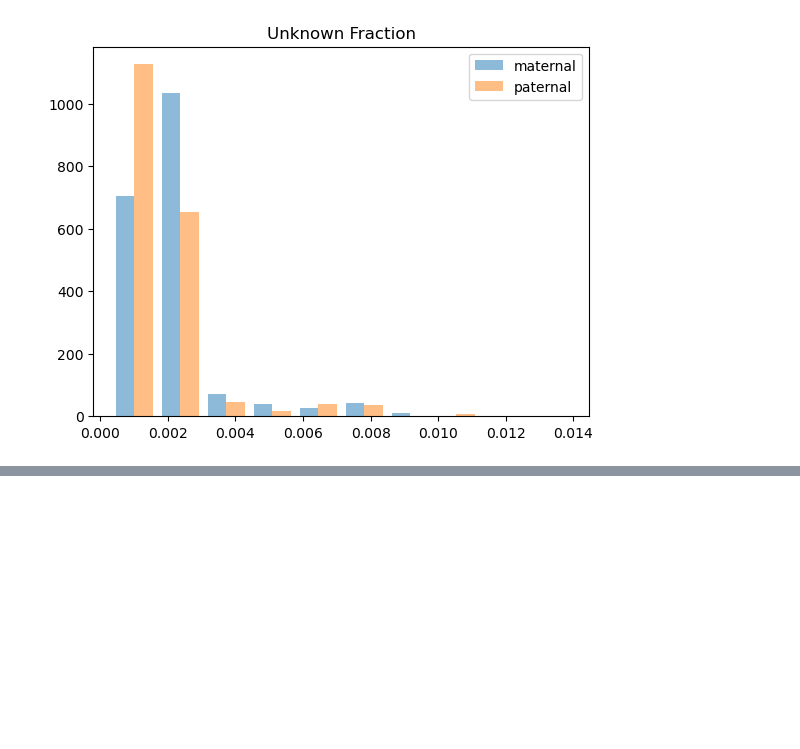
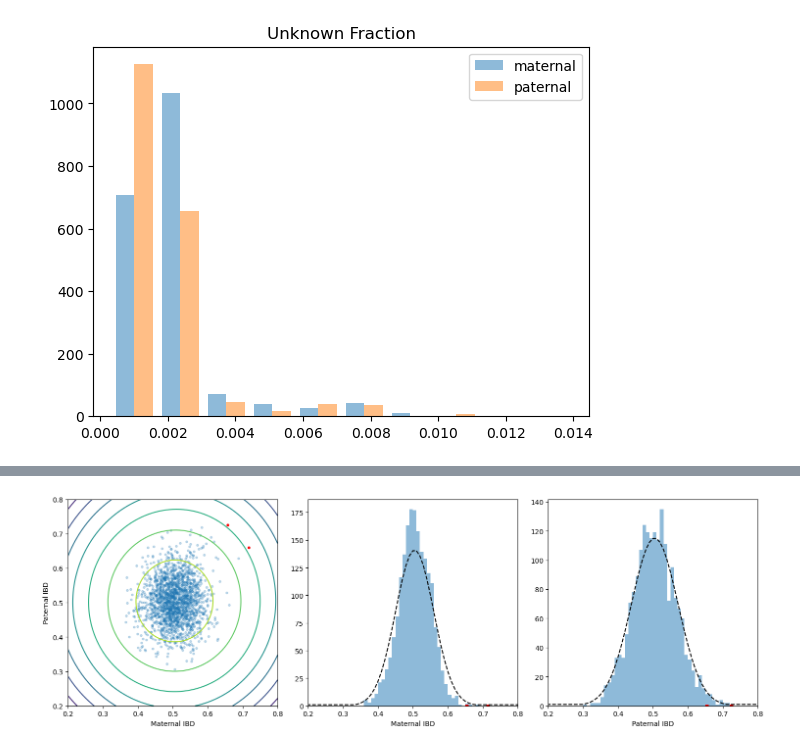
Before and after one commit to kpaskov/PhasingFamilies, a Jupyter notebook: qc/Visualize-Sibpair-IBD.ipynb, the cells around one changed output, grey strips where cells are left out. Saved outputs shown, nothing was run; the diff lists cells and outputs as text; code cells hidden in the pictures; blank space fills up the shorter version.

```diff
--- a/qc/Visualize-Sibpair-IBD.ipynb
+++ b/qc/Visualize-Sibpair-IBD.ipynb
@@ -98 +121,59 @@ plt.show()
+# %%
+xintervals = np.arange(x_min, x_max, 0.01)
+yintervals = np.arange(y_min, y_max, 0.01)
+gridx, gridy = np.meshgrid(xintervals, yintervals)
+predict = detector.score_samples(gridx.flatten(), gridy.flatten())
+# %%
+bins = np.arange(0, 1.01, 0.01)
+
+# gaussian
+#mean = np.mean(np.hstack((mat_crossovers[:, np.newaxis], pat_crossovers[:, np.newaxis])), axis=0)
+#cov = np.cov(np.hstack((mat_crossovers[:, np.newaxis], pat_crossovers[:, np.newaxis])), rowvar=0)
+
+#x, y = np.mgrid[40:150, 40:100]
+#pos = np.dstack((x, y))
+#rv = stats.multivariate_normal(mean, cov)
+#plt.contour(x, y, rv.pdf(pos))
+
+plt.figure(figsize=(15, 5))
+plt.subplot(1, 3, 1)
+plt.contour(xintervals, yintervals, predict.reshape(len(yintervals), len(xintervals)))
+plt.scatter(mat_scores, pat_scores, marker='.', alpha=0.25)
+plt.scatter(mat_scores[is_outlier], pat_scores[is_outlier], marker='.', color='red')
+plt.scatter(mat_scores[is_identical], pat_scores[is_identical], marker='.', color='blue')
+plt.xlabel('Maternal IBD')
+plt.ylabel('Paternal IBD')
+plt.xlim([x_min, x_max])
+plt.ylim([y_min, y_max])
+
+plt.subplot(1, 3, 2)
+plt.hist(mat_scores, alpha=0.5, bins=bins, label='mat')
+plt.hist(mat_scores[is_outlier], bins=bins, color='red')
+plt.hist(mat_scores[is_identical], bins=bins, color='blue')
+
+p = 0.5
+n = 2*42
+model = stats.norm.cdf(bins[1:]*n, n*p, np.sqrt(n*p*(1-p)))-stats.norm.cdf(bins[:-1]*n, n*p, np.sqrt(n*p*(1-p)))
+model = model/np.sum(model)
+plt.plot(bins[:-1]+0.01, np.clip(np.sum(~is_outlier)*model, 1, None), color='black', linestyle='--')
+plt.xlabel('Maternal IBD')
+plt.xlim([x_min, x_max])
+
+plt.subplot(1, 3, 3)
+plt.hist(pat_scores, alpha=0.5, bins=bins, label='pat')
+plt.hist(pat_scores[is_outlier], bins=bins, color='red')
+plt.hist(pat_scores[is_identical], bins=bins, color='blue')
+
+p = 0.5
+n = 2*28
+model = stats.norm.cdf(bins[1:]*n, n*p, np.sqrt(n*p*(1-p)))-stats.norm.cdf(bins[:-1]*n, n*p, np.sqrt(n*p*(1-p)))
+model = model/np.sum(model)
+plt.plot(bins[:-1]+0.01, np.clip(np.sum(~is_outlier)*model, 1, None), color='black', linestyle='--')
+plt.xlabel('Paternal IBD')
+plt.xlim([y_min, y_max])
+
+plt.tight_layout()
+plt.show()
+# %% [output]
+[figure, added]
 # %%
```
Also changed, not shown: parts of 14 cells of this notebook, 13 other files.
